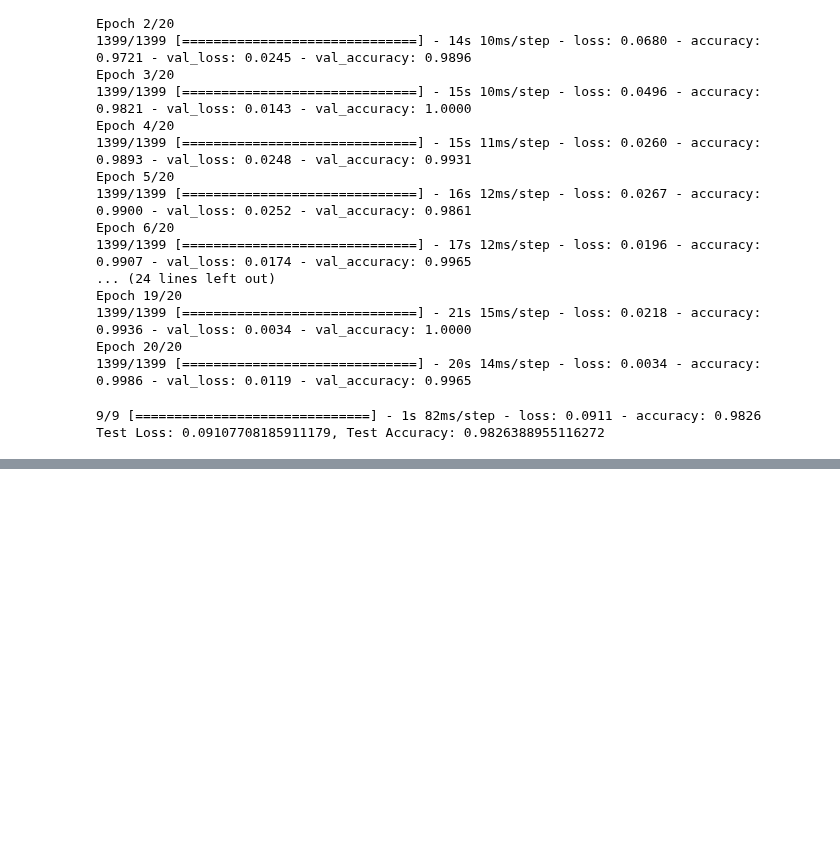
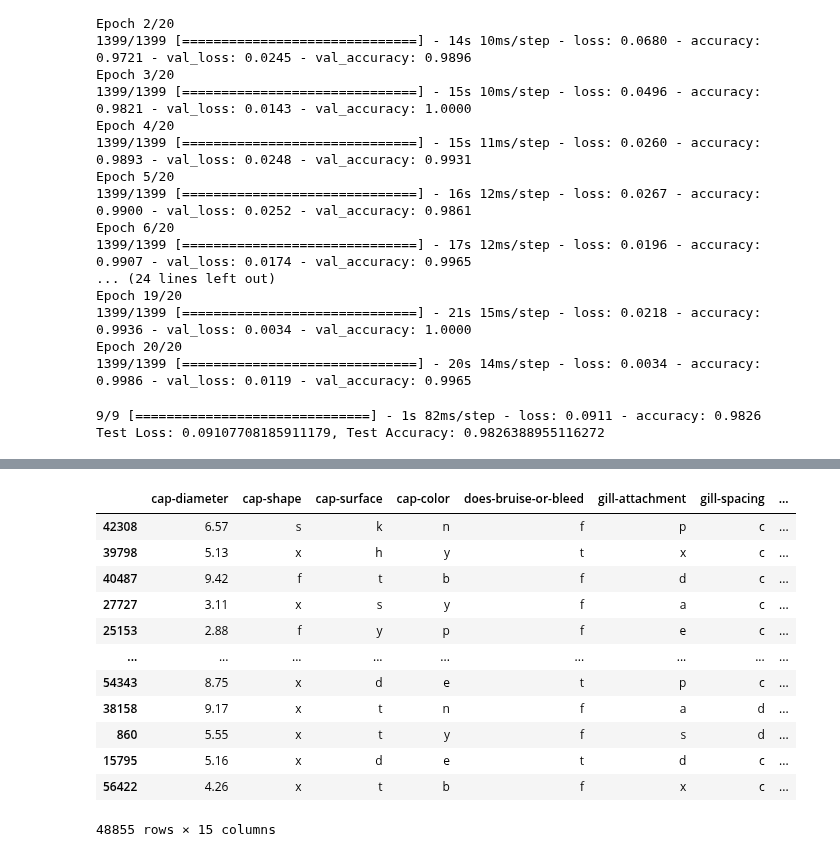
Before and after one commit to mbiernacka/Mushroom-classification, a Jupyter notebook: cross_entropy.ipynb, the cells around one changed output, grey strips where cells are left out. Drawn from its saved outputs; the diff is of its cells as text; code cells hidden in the pictures; blank space fills up the shorter version.

Commit message:
Add tabular data to cross entropy

```diff
--- a/cross_entropy.ipynb
+++ b/cross_entropy.ipynb
@@ -268,0 +304,2 @@ Test Loss: 0.09107708185911179, Test Accuracy: 0.9826388955116272
+# %%
+data_no_miss[data_no_miss.select_dtypes(['object']).columns] = data_no_miss.select_dtypes(['object']).apply(lambda x: x.astype('category'))
@@ -268,0 +335,2 @@ Test Loss: 0.09107708185911179, Test Accuracy: 0.9826388955116272
+# %%
+y = data_no_miss['class']
@@ -268,0 +347,2 @@ Test Loss: 0.09107708185911179, Test Accuracy: 0.9826388955116272
+# %%
+X = data_no_miss.drop(columns='class')
@@ -268,0 +358,18 @@ Test Loss: 0.09107708185911179, Test Accuracy: 0.9826388955116272
+# %%
+X_train, X_test, y_train, y_test = train_test_split(X,y, test_size=0.2, random_state=42)
+# %%
+X_train
+# %% [output]
+|  | cap-diameter | cap-shape | cap-surface | cap-color | does-bruise-or-bleed | gill-attachment | gill-spacing | ... |
+| 42308 | 6.57 | s | k | n | f | p | c | ... |
+| 39798 | 5.13 | x | h | y | t | x | c | ... |
+| 40487 | 9.42 | f | t | b | f | d | c | ... |
+| 27727 | 3.11 | x | s | y | f | a | c | ... |
+| 25153 | 2.88 | f | y | p | f | e | c | ... |
+| ... | ... | ... | ... | ... | ... | ... | ... | ... |
+| 54343 | 8.75 | x | d | e | t | p | c | ... |
+| 38158 | 9.17 | x | t | n | f | a | d | ... |
+| 860 | 5.55 | x | t | y | f | s | d | ... |
+| 15795 | 5.16 | x | d | e | t | d | c | ... |
+| 56422 | 4.26 | x | t | b | f | x | c | ... |
+48855 rows × 15 columns
```
Also changed, not shown: parts of 12 cells of this notebook.
